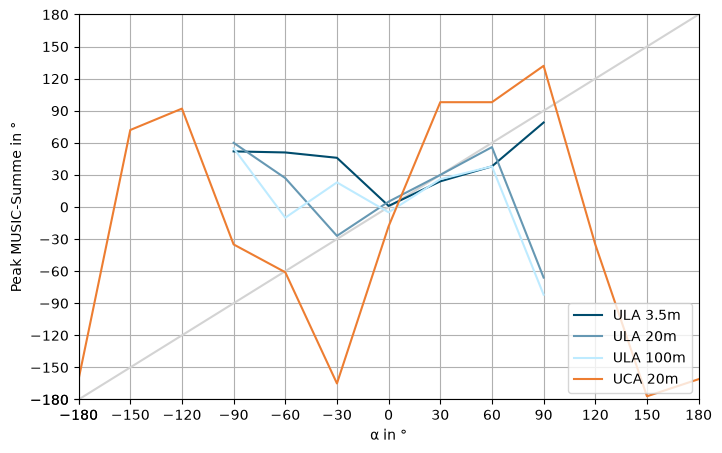
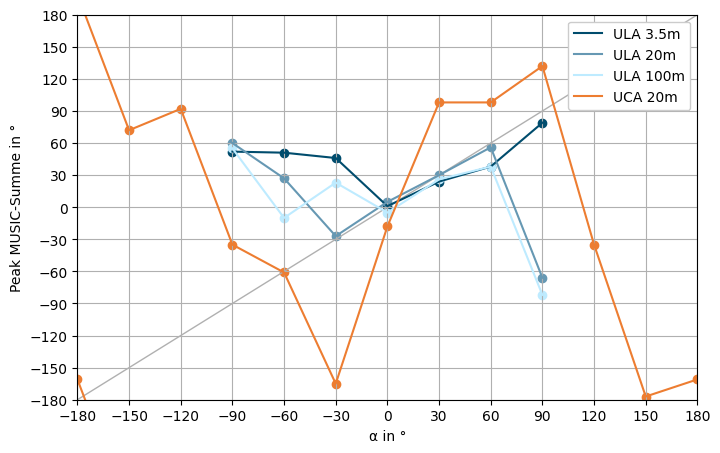
The change to this notebook cell's code, shown as a diff; its figure went from the first image to the second:
--- before
+++ after
@@ -5,13 +5,15 @@
 ax.set_ylabel("Peak MUSIC-Summe in °")
 
-ax.make_x_angle(AANGLES180)
-ax.make_y_angle(AANGLES180)
+make_x_angle(ax, df.columns)
+make_y_angle(ax, df.columns)
+
 ax.grid(True, which="major", axis="both")
 
-ax.plot(AANGLES180, AANGLES180, color='lightgray')
+ax.plot(df.columns, df.columns, color='#b0b0b0', linewidth=1)
 
 for scenario in tests:
-    ax.plot(scenario.df.columns, scenario.df.loc["MUSIC Summe - Peak"], label=scenario.name(), color=scenario.color)
+    X = scenario.df.columns
+    scatterandwrapplot(ax, scenario.df.loc["MUSIC Summe - Peak"], label=scenario.name(), color=scenario.color)
 
-ax.legend()
+legend(ax, loc="upper right")
 fig.savefig("plots/MUSIC_Summe_Peaks_vs_Alpha.pdf", bbox_inches="tight")

Commit: .